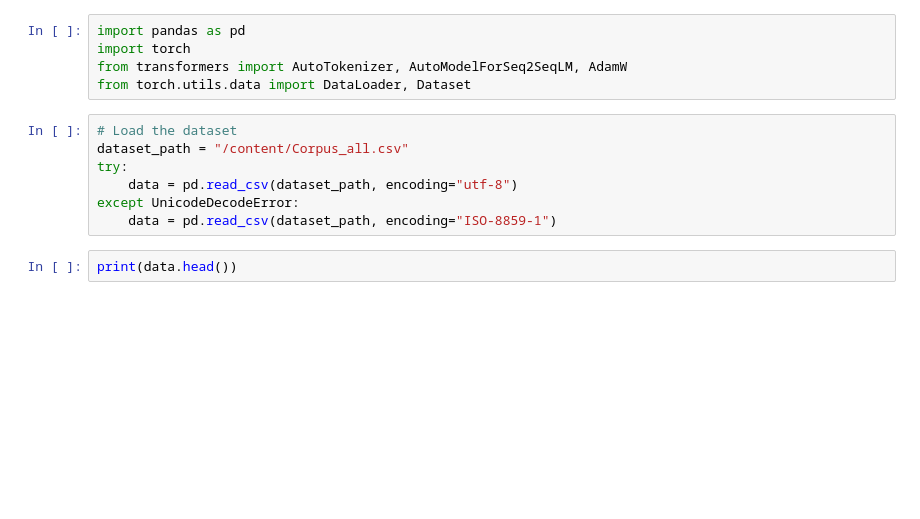
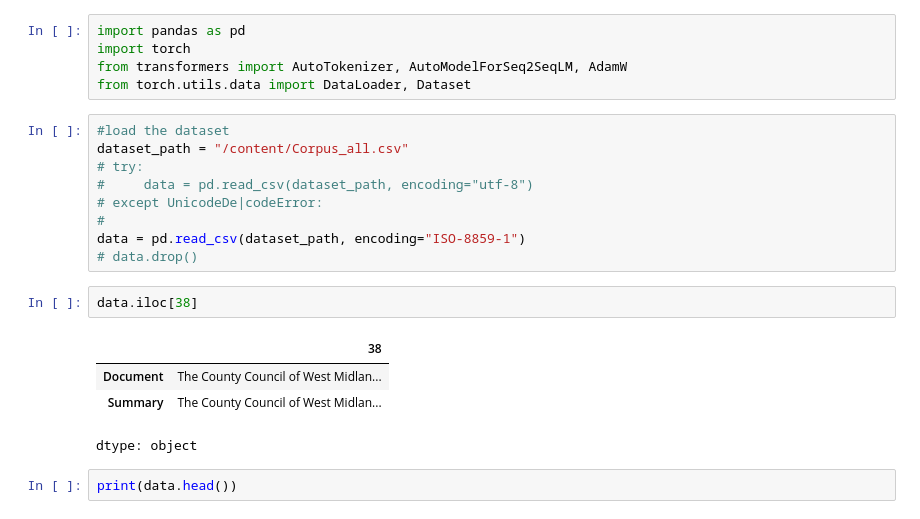
Before and after one commit to vvikasreddy/JargonAI, a Jupyter notebook: Summa_rizzer_on_custom_data.ipynb, the cells around one changed output. Saved outputs shown, nothing was run; the diff lists cells and outputs as text; blank space fills up the shorter version.

```diff
--- a/Summa_rizzer_on_custom_data.ipynb
+++ b/Summa_rizzer_on_custom_data.ipynb
@@ -24,12 +26,21 @@ import torch
 from transformers import AutoTokenizer, AutoModelForSeq2SeqLM, AdamW
 from torch.utils.data import DataLoader, Dataset
 # %%
-# Load the dataset
+#load the dataset
 dataset_path = "/content/Corpus_all.csv"
-try:
-    data = pd.read_csv(dataset_path, encoding="utf-8")
-except UnicodeDecodeError:
-    data = pd.read_csv(dataset_path, encoding="ISO-8859-1")
+# try:
+#     data = pd.read_csv(dataset_path, encoding="utf-8")
+# except UnicodeDe|codeError:
+#
+data = pd.read_csv(dataset_path, encoding="ISO-8859-1")
+# data.drop()
+# %%
+data.iloc[38]
+# %% [output]
+|  | 38 |
+| Document | The County Council of West Midlan... |
+| Summary | The County Council of West Midlan... |
+dtype: object
 # %%
 print(data.head())
 # %% [output]
```
Also changed, not shown: parts of 18 cells of this notebook.
